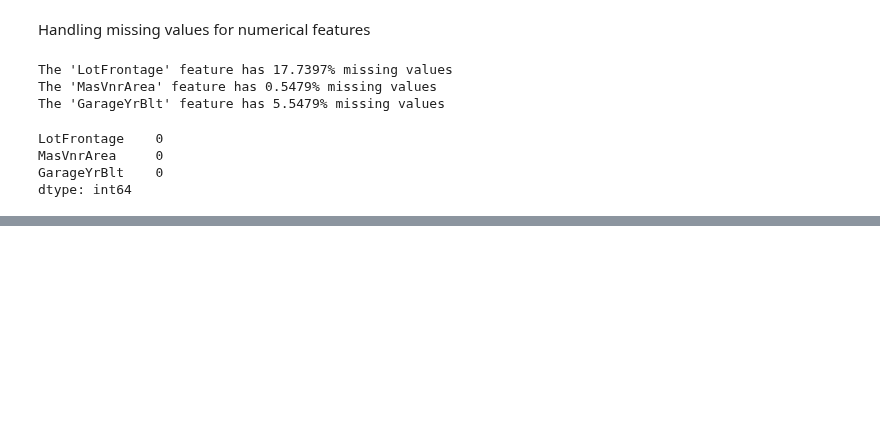
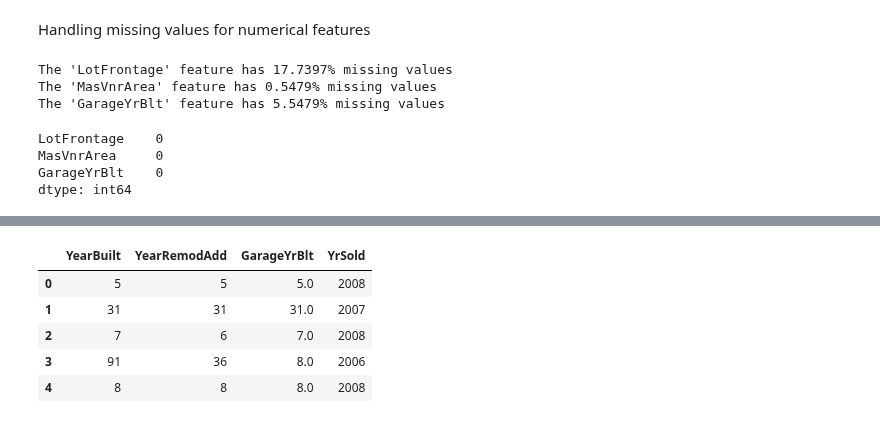
Before and after one commit to Prithvi2310/Advanced-House-Price-Prediction, a Jupyter notebook: ipynb files/Feature-Engineering.ipynb, the cells around one changed output, grey strips where cells are left out. Saved outputs shown, nothing was run; the diff lists cells and outputs as text; code cells hidden in the pictures; blank space fills up the shorter version.

Commit message:
completed handling temporal variables

```diff
--- a/ipynb files/Feature-Engineering.ipynb
+++ b/ipynb files/Feature-Engineering.ipynb
@@ -122,0 +126,5 @@ dtype: int64
+# %%
+# handling temporal variables
+temporal_features = [feature for feature in dataset.columns if 'yr' in feature.lower() or 'year' in feature.lower()]
+# %%
+temporal_features.pop()
@@ -122,0 +133,4 @@ dtype: int64
+# %%
+for feature in temporal_features:
+    if feature != 'YrSold':
+        dataset[feature] = dataset['YrSold'] - dataset[feature]
@@ -122,0 +146,9 @@ dtype: int64
+# %%
+dataset[temporal_features].head()
+# %% [output]
+|  | YearBuilt | YearRemodAdd | GarageYrBlt | YrSold |
+| 0 | 5 | 5 | 5.0 | 2008 |
+| 1 | 31 | 31 | 31.0 | 2007 |
+| 2 | 7 | 6 | 7.0 | 2008 |
+| 3 | 91 | 36 | 8.0 | 2006 |
+| 4 | 8 | 8 | 8.0 | 2008 |
```
Also changed, not shown: parts of 3 cells of this notebook.
